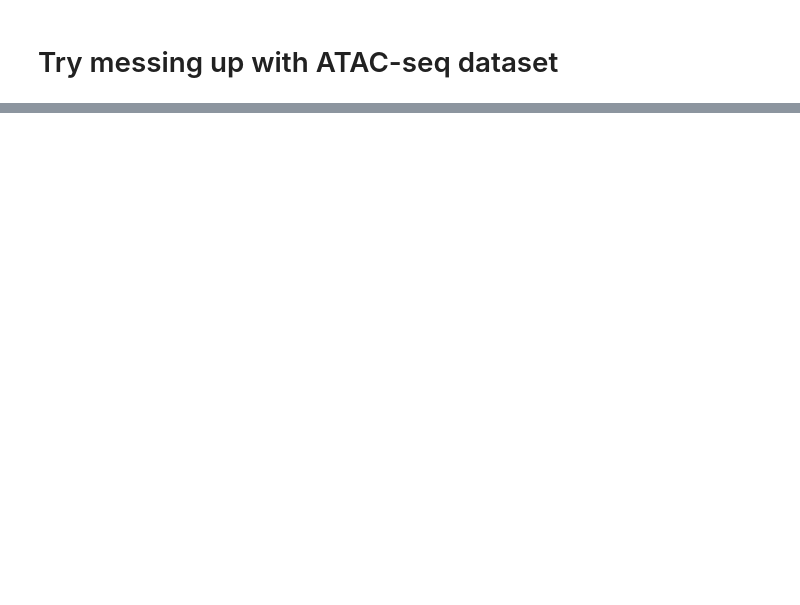
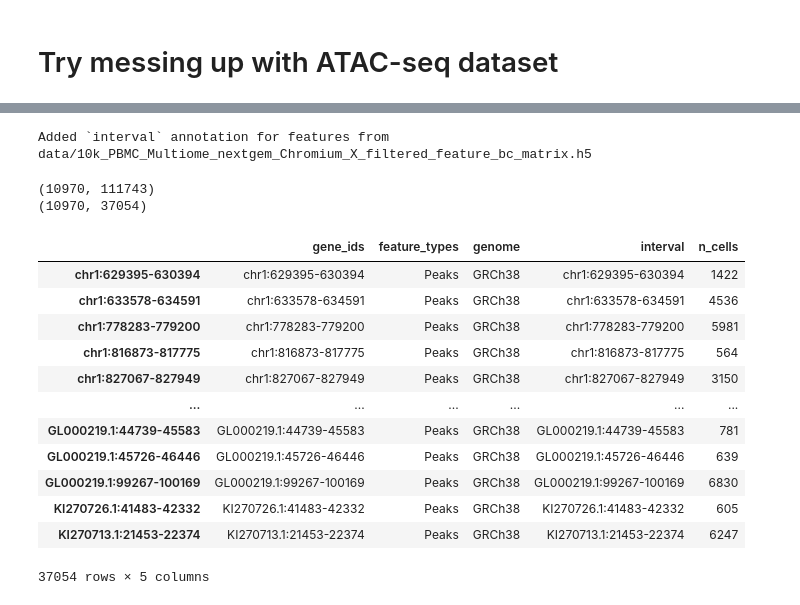
Before and after one commit to dkim0518/atacNT, a Jupyter notebook: dkim_notebook/dkim_segmentNT_dataloader.ipynb, the cells around one changed output, grey strips where cells are left out. Drawn from its saved outputs; the diff is of its cells as text; code cells hidden in the pictures; blank space fills up the shorter version.

```diff
--- a/dkim_notebook/dkim_segmentNT_dataloader.ipynb
+++ b/dkim_notebook/dkim_segmentNT_dataloader.ipynb
@@ -94,0 +117,32 @@ chr20[idx_start:idx_stop]
+# %%
+mdata = muon.read_10x_h5("data/10k_PBMC_Multiome_nextgem_Chromium_X_filtered_feature_bc_matrix.h5")
+# %% [output]
+Added `interval` annotation for features from data/10k_PBMC_Multiome_nextgem_Chromium_X_filtered_feature_bc_matrix.h5
+# %%
+adata = mdata.mod["atac"]
+
+print(adata.shape)
+# compute the threshold: 5% of the cells
+min_cells = int(adata.shape[0] * 0.05)
+# in-place filtering of regions
+sc.pp.filter_genes(adata, min_cells=min_cells)
+print(adata.shape)
+# %% [output]
+(10970, 111743)
+(10970, 37054)
+# %%
+adata.var
+# %% [output]
+|  | gene_ids | feature_types | genome | interval | n_cells |
+| chr1:629395-630394 | chr1:629395-630394 | Peaks | GRCh38 | chr1:629395-630394 | 1422 |
+| chr1:633578-634591 | chr1:633578-634591 | Peaks | GRCh38 | chr1:633578-634591 | 4536 |
+| chr1:778283-779200 | chr1:778283-779200 | Peaks | GRCh38 | chr1:778283-779200 | 5981 |
+| chr1:816873-817775 | chr1:816873-817775 | Peaks | GRCh38 | chr1:816873-817775 | 564 |
+| chr1:827067-827949 | chr1:827067-827949 | Peaks | GRCh38 | chr1:827067-827949 | 3150 |
+| ... | ... | ... | ... | ... | ... |
+| GL000219.1:44739-45583 | GL000219.1:44739-45583 | Peaks | GRCh38 | GL000219.1:44739-45583 | 781 |
+| GL000219.1:45726-46446 | GL000219.1:45726-46446 | Peaks | GRCh38 | GL000219.1:45726-46446 | 639 |
+| GL000219.1:99267-100169 | GL000219.1:99267-100169 | Peaks | GRCh38 | GL000219.1:99267-100169 | 6830 |
+| KI270726.1:41483-42332 | KI270726.1:41483-42332 | Peaks | GRCh38 | KI270726.1:41483-42332 | 605 |
+| KI270713.1:21453-22374 | KI270713.1:21453-22374 | Peaks | GRCh38 | KI270713.1:21453-22374 | 6247 |
+37054 rows × 5 columns
```
Also changed, not shown: parts of 4 cells of this notebook.
